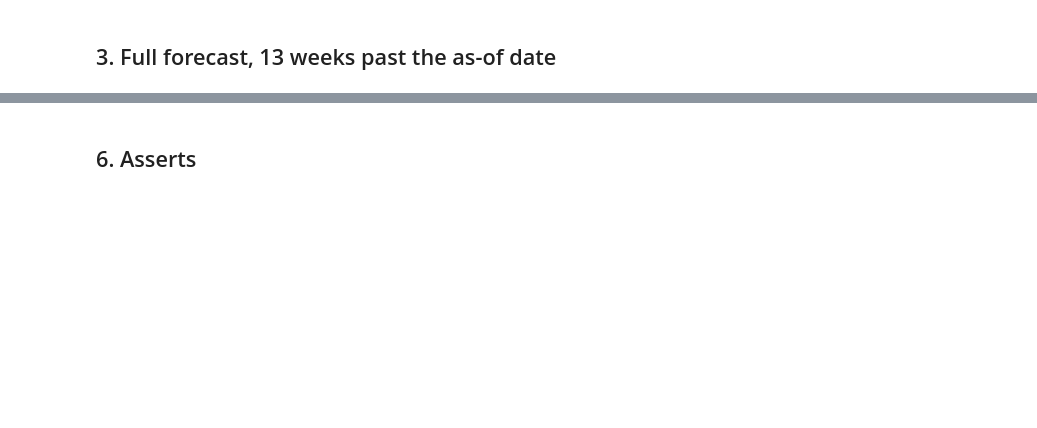
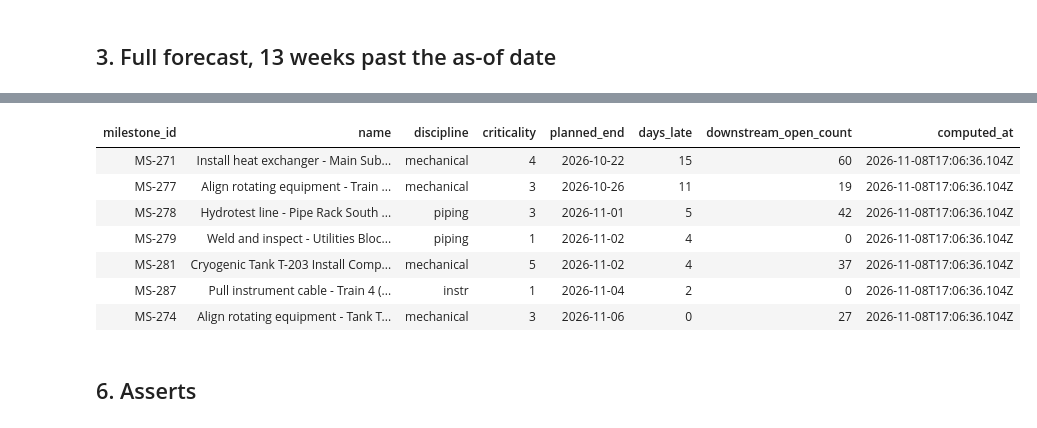
Before and after one commit to HobbsAnalytics/hobbs_fe, a Jupyter notebook: 05_gold/02_risk_forecast.ipynb, the cells around one changed output, grey strips where cells are left out. Saved outputs shown, nothing was run; the diff lists cells and outputs as text; code cells hidden in the pictures; blank space fills up the shorter version.

```diff
--- a/05_gold/02_risk_forecast.ipynb
+++ b/05_gold/02_risk_forecast.ipynb
@@ -29,14 +32,17 @@ import matplotlib
 matplotlib.use("Agg")
 import matplotlib.pyplot as plt
 from databricks.sdk import WorkspaceClient
+from pyspark.sql import functions as F
 
 dbutils.widgets.text("catalog", "mfg_mc_se_sa", "Catalog")
 dbutils.widgets.text("schema_prefix", "bluerridge", "Schema prefix")
 dbutils.widgets.text("as_of_date", "2026-11-06", "As-of date")
 dbutils.widgets.text("warehouse_id", "527214d7319cb124", "SQL warehouse for ai_forecast")
+dbutils.widgets.text("run_id", "", "Job run id (set by the job as {{job.run_id}})")
 catalog = dbutils.widgets.get("catalog"); prefix = dbutils.widgets.get("schema_prefix")
-AS_OF = dbutils.widgets.get("as_of_date"); WAREHOUSE_ID = dbutils.widgets.get("warehouse_id")
+AS_OF = dbutils.widgets.get("as_of_date"); RUN_ID_PARAM = dbutils.widgets.get("run_id"); WAREHOUSE_ID = dbutils.widgets.get("warehouse_id")
 SILVER = f"{catalog}.{prefix}_silver_engineering"; GOLD = f"{catalog}.{prefix}_gold_pm"
+BAND_HIGH = 0.75; BAND_MEDIUM = 0.50   # fixed cutoffs, chosen before the run
 HORIZON_DAYS = 90; HORIZON_WEEKS = 13; HOLDOUT_WEEKS = 8; INTERVAL = 0.8; MIN_WEEKS = 20
 Z = 1.2815515655446004  # standard normal quantile for an 80 percent central interval
 as_of = date.fromisoformat(AS_OF)
@@ -95,12 +101,13 @@ grouped by discipline: True | total series rows: 273
 
 `ai_forecast` needs a SQL warehouse, so each series is saved as a table and the query is run through the Statement Execution API. The backtest uses the identical call on the series minus its last 8 weeks.
 # %%
-def save_series(df, name):
+def save_series(df, name, comment):
     sdf = spark.createDataFrame(df[["discipline", "ds", "y"]].assign(ds=df["ds"].dt.date, y=df["y"].astype(float)))
-    sdf.write.mode("overwrite").option("overwriteSchema", "true").saveAsTable(f"{GOLD}.{name}")
+    sdf.write.mode("overwrite").option("overwriteSchema", "true").saveAsTable(f"{SILVER}.{name}")
+    spark.sql(f"COMMENT ON TABLE {SILVER}.{name} IS '{comment}'")
 
 def run_ai_forecast(table, horizon_date):
-    sql = (f"SELECT discipline, ds, y_forecast, y_lower, y_upper FROM ai_forecast(TABLE(SELECT discipline, ds, y FROM {GOLD}.{table}), "
+    sql = (f"SELECT discipline, ds, y_forecast, y_lower, y_upper FROM ai_forecast(TABLE(SELECT discipline, ds, y FROM {SILVER}.{table}), "
            f"horizon => DATE'{horizon_date}', time_col => 'ds', value_col => 'y', group_col => 'discipline', "
            f"prediction_interval_width => {INTERVAL})")
     print("warehouse SQL:", sql)
@@ -112,9 +119,11 @@ def run_ai_forecast(table, horizon_date):
 all_weeks = sorted(series["ds"].unique())
 cut = all_weeks[-HOLDOUT_WEEKS]                       # first held-out week
 train, hold = series[series["ds"] < cut], series[series["ds"] >= cut]
-save_series(train, "risk_series_train"); save_series(series, "risk_series")
+save_series(train, "risk_series_train", "Helper for 02_risk_forecast: pre-holdout TRAINING cut of the weekly mean slip per discipline (forward-filled), last 8 weeks removed; backtest input to ai_forecast")
+save_series(series, "risk_series", "Helper for 02_risk_forecast: FULL weekly mean slip per discipline (forward-filled) up to the as-of week; input to the 13-week ai_forecast")
 
-bt = run_ai_forecast("risk_series_train", pd.Timestamp(all_weeks[-1]).date())
+# horizon is exclusive: one week past the last holdout week so all 8 held-out weeks are forecast
+bt = run_ai_forecast("risk_series_train", (pd.Timestamp(all_weeks[-1]) + pd.Timedelta(days=7)).date())
 bt = bt.merge(hold, on=["discipline", "ds"], how="inner")
 obs = bt[bt["observed"]].copy()                       # score only weeks with a real observation
 obs["err"] = obs["y_forecast"] - obs["y"]
@@ -226,0 +223,58 @@ rows written: 64
+# %%
+spark.sql(f'''
+CREATE OR REPLACE TABLE {GOLD}.risk_forecast (
+  milestone_id STRING NOT NULL COMMENT 'Open milestone, primary key',
+  name STRING, discipline STRING, criticality INT,
+  planned_end DATE COMMENT 'Planned finish, inside (as_of, as_of + 90 days]',
+  forecast_date DATE COMMENT 'The as-of date the forecast was made',
+  horizon_days INT COMMENT 'Forecast horizon in days (90)',
+  projected_slip_days DOUBLE COMMENT 'Projected slip in DAYS: discipline weekly-mean slip forecast for the planned-end week plus inherited upstream delay',
+  forecast_confidence_lower DOUBLE COMMENT 'Lower end of the 80 percent interval, in projected slip DAYS (interval of the discipline weekly mean, shifted by upstream delay); not a bound on the probability',
+  forecast_confidence_upper DOUBLE COMMENT 'Upper end of the 80 percent interval, in projected slip DAYS (interval of the discipline weekly mean, shifted by upstream delay); not a bound on the probability',
+  slip_probability DOUBLE COMMENT 'RANKING SIGNAL, not a calibrated probability: P(slip > 0) by normal approximation from a trend forecast. In the backtest the 80 percent intervals covered about {cov:.0%} of held-out weeks, so values near 0 or 1 are overconfident. Display risk_band, not the raw score.',
+  risk_band STRING COMMENT 'High (score >= 0.75), Medium (0.50 to <0.75) or Low (<0.50); fixed cutoffs. The field the app, brief and Genie display.',
+  risk_rank INT COMMENT '1 = highest slip_probability; ties: criticality desc, planned_end asc',
+  upstream_delay_days DOUBLE COMMENT 'Delay inherited from a late open predecessor after subtracting float (planned_start minus predecessor planned_end), floored at 0',
+  upstream_milestone_id STRING COMMENT 'The predecessor driving upstream_delay_days, NULL when none',
+  method STRING, computed_at TIMESTAMP,
+  CONSTRAINT risk_forecast_pk PRIMARY KEY (milestone_id))
+COMMENT 'Schedule-slip RANKING SIGNAL for open milestones due in the next 90 days: ai_forecast trend of weekly slip per discipline plus float-aware upstream delay. Not a calibrated probability: backtest 80 percent intervals covered about {cov:.0%} of held-out weeks and the backtest under-forecast slip; scores near 0 or 1 are overconfident. Use risk_band.'
+''')
+spark.createDataFrame(out).createOrReplaceTempView("_risk_out")
+spark.sql(f'''INSERT INTO {GOLD}.risk_forecast SELECT milestone_id, name, discipline, CAST(criticality AS INT), planned_end, forecast_date, CAST(horizon_days AS INT),
+  projected_slip_days, forecast_confidence_lower, forecast_confidence_upper, slip_probability, risk_band, CAST(risk_rank AS INT),
+  upstream_delay_days, upstream_milestone_id, method, CAST(computed_at AS TIMESTAMP) FROM _risk_out''')
+print("risk_forecast rows written:", spark.table(f"{GOLD}.risk_forecast").count())
+
+# schedule_overdue: open milestones already past planned_end; downstream_open_count = open milestones that depend on it, directly or through other open milestones
+open_ids = set(S.index[S["is_open"]])
+children = {}
+for mid in open_ids:
+    for p in (list(S.loc[mid, "depends_on_ids"]) if S.loc[mid, "depends_on_ids"] is not None else []):
+        children.setdefault(p, []).append(mid)
+def downstream(mid):
+    seen, stack = set(), list(children.get(mid, []))
+    while stack:
+        c = stack.pop()
+        if c in seen: continue
+        seen.add(c); stack.extend(children.get(c, []))
+    return len(seen)
+od = S[S["is_open"] & (S["planned_end"] <= asof_ts)].copy()
+od["downstream_open_count"] = od["milestone_id"].apply(downstream)
+od_out = od.assign(days_late=od["days_late"].astype(int), planned_end=od["planned_end"].dt.date, computed_at=datetime.now(timezone.utc).replace(tzinfo=None))[
+    ["milestone_id", "name", "discipline", "criticality", "planned_end", "days_late", "downstream_open_count", "computed_at"]].sort_values(["days_late", "criticality"], ascending=False)
+spark.sql(f'''
+CREATE OR REPLACE TABLE {GOLD}.schedule_overdue (
+  milestone_id STRING NOT NULL COMMENT 'Open milestone already past its planned end, primary key',
+  name STRING, discipline STRING, criticality INT,
+  planned_end DATE COMMENT 'Planned finish, on or before the as-of date',
+  days_late INT COMMENT 'As-of date minus planned_end, in days',
+  downstream_open_count INT COMMENT 'Open milestones that depend on this one, directly or through other open milestones',
+  computed_at TIMESTAMP,
+  CONSTRAINT schedule_overdue_pk PRIMARY KEY (milestone_id))
+COMMENT 'Already late: open milestones (no actual_end) with planned_end on or before the as-of date. Companion to risk_forecast, which is forecast-only.'
+''')
+spark.createDataFrame(od_out).createOrReplaceTempView("_od_out")
+spark.sql(f"INSERT INTO {GOLD}.schedule_overdue SELECT milestone_id, name, discipline, CAST(criticality AS INT), planned_end, CAST(days_late AS INT), CAST(downstream_open_count AS INT), CAST(computed_at AS TIMESTAMP) FROM _od_out")
+display(spark.table(f"{GOLD}.schedule_overdue").orderBy(F.desc("days_late")))
+# %% [output]
@@ -227,3 +282,11 @@ rows written: 64
+| milestone_id | name | discipline | criticality | planned_end | days_late | downstream_open_count | computed_at |
+| MS-271 | Install heat exchanger - Main Sub... | mechanical | 4 | 2026-10-22 | 15 | 60 | 2026-11-08T17:06:36.104Z |
+| MS-277 | Align rotating equipment - Train ... | mechanical | 3 | 2026-10-26 | 11 | 19 | 2026-11-08T17:06:36.104Z |
+| MS-278 | Hydrotest line - Pipe Rack South ... | piping | 3 | 2026-11-01 | 5 | 42 | 2026-11-08T17:06:36.104Z |
+| MS-279 | Weld and inspect - Utilities Bloc... | piping | 1 | 2026-11-02 | 4 | 0 | 2026-11-08T17:06:36.104Z |
+| MS-281 | Cryogenic Tank T-203 Install Comp... | mechanical | 5 | 2026-11-02 | 4 | 37 | 2026-11-08T17:06:36.104Z |
+| MS-287 | Pull instrument cable - Train 4 (... | instr | 1 | 2026-11-04 | 2 | 0 | 2026-11-08T17:06:36.104Z |
+| MS-274 | Align rotating equipment - Tank T... | mechanical | 3 | 2026-11-06 | 0 | 27 | 2026-11-08T17:06:36.104Z |
 # %% [markdown]
 ## 6. Asserts
 # %%
```
Also changed, not shown: parts of 19 cells of this notebook, 8 other files.
